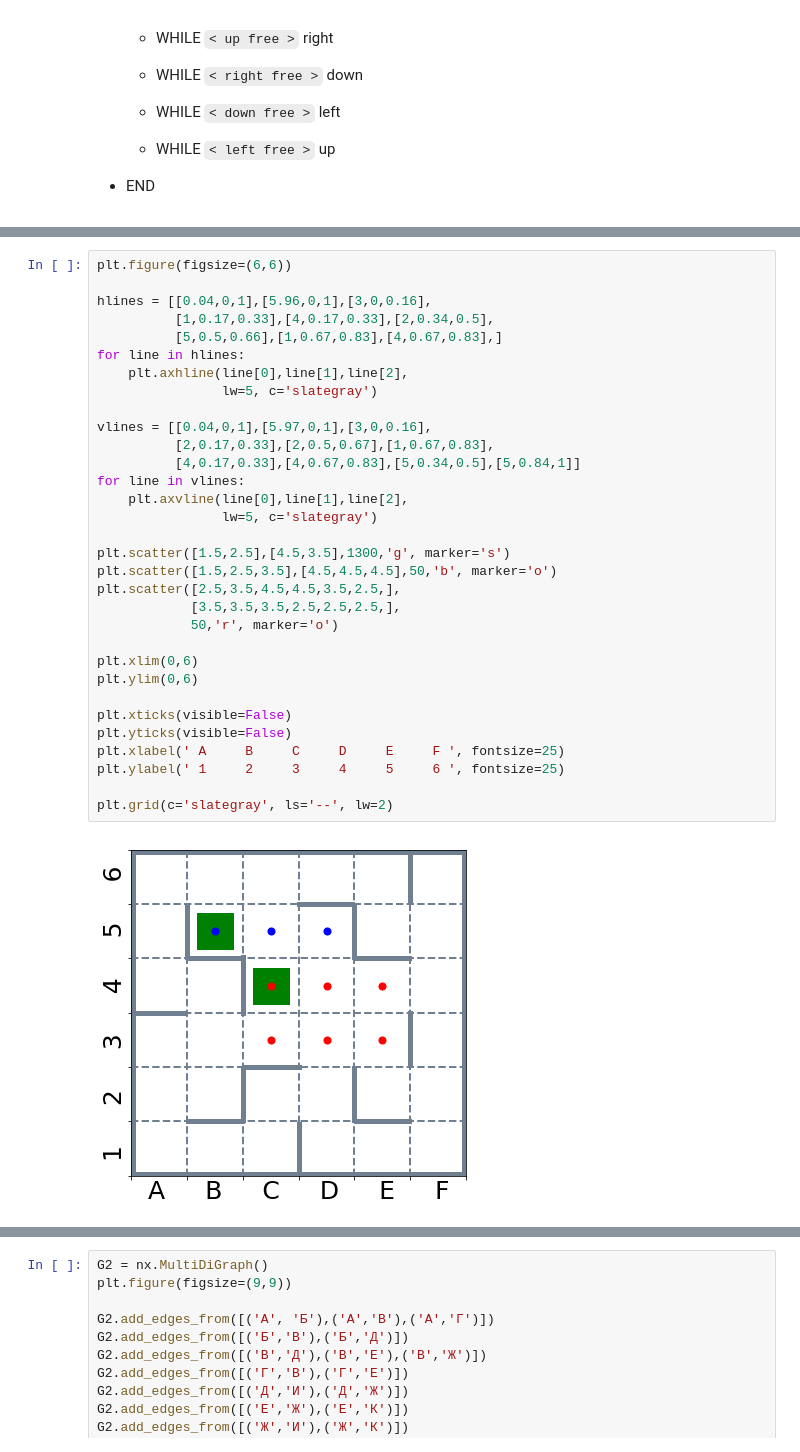
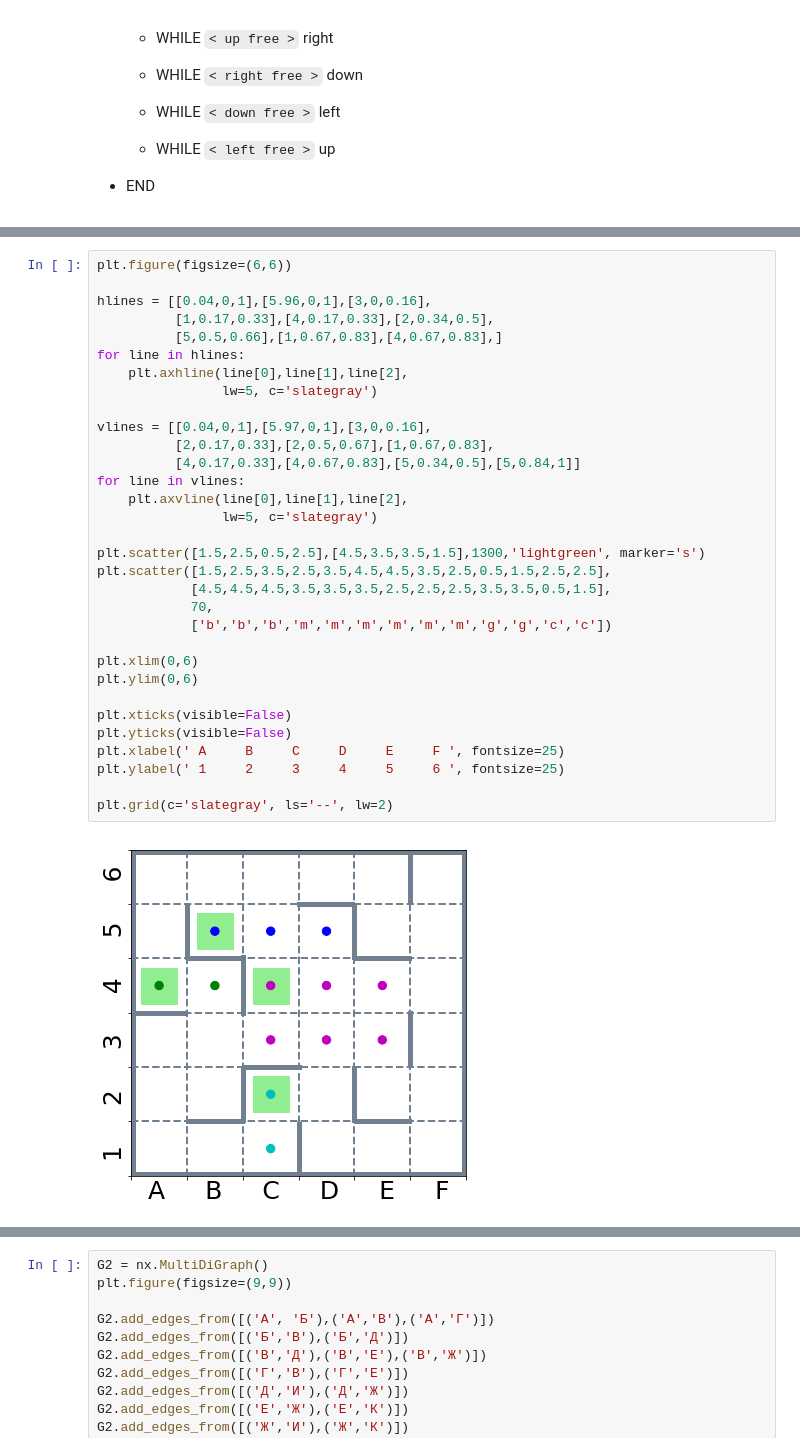
Before and after one commit to OlgaBelitskaya/it_20172018, a Jupyter notebook: 2017_Variant2.ipynb, the cells around one changed output, grey strips where cells are left out. Drawn from its saved outputs; the diff is of its cells as text.

```diff
--- a/2017_Variant2.ipynb
+++ b/2017_Variant2.ipynb
@@ -837,35 +848,35 @@ image
 # %%
 plt.figure(figsize=(6,6))
 
 hlines = [[0.04,0,1],[5.96,0,1],[3,0,0.16],
           [1,0.17,0.33],[4,0.17,0.33],[2,0.34,0.5],
           [5,0.5,0.66],[1,0.67,0.83],[4,0.67,0.83],]
 for line in hlines:
     plt.axhline(line[0],line[1],line[2],
                 lw=5, c='slategray')
 
 vlines = [[0.04,0,1],[5.97,0,1],[3,0,0.16],
           [2,0.17,0.33],[2,0.5,0.67],[1,0.67,0.83],
           [4,0.17,0.33],[4,0.67,0.83],[5,0.34,0.5],[5,0.84,1]]
 for line in vlines:
     plt.axvline(line[0],line[1],line[2],
                 lw=5, c='slategray')
 
-plt.scatter([1.5,2.5],[4.5,3.5],1300,'g', marker='s')
-plt.scatter([1.5,2.5,3.5],[4.5,4.5,4.5],50,'b', marker='o')
-plt.scatter([2.5,3.5,4.5,4.5,3.5,2.5,],
-            [3.5,3.5,3.5,2.5,2.5,2.5,],
-            50,'r', marker='o')
+plt.scatter([1.5,2.5,0.5,2.5],[4.5,3.5,3.5,1.5],1300,'lightgreen', marker='s')
+plt.scatter([1.5,2.5,3.5,2.5,3.5,4.5,4.5,3.5,2.5,0.5,1.5,2.5,2.5],
+            [4.5,4.5,4.5,3.5,3.5,3.5,2.5,2.5,2.5,3.5,3.5,0.5,1.5],
+            70,
+            ['b','b','b','m','m','m','m','m','m','g','g','c','c'])
 
 plt.xlim(0,6)
 plt.ylim(0,6)
 
 plt.xticks(visible=False)
 plt.yticks(visible=False)
 plt.xlabel(' A     B     C     D     E     F ', fontsize=25)
 plt.ylabel(' 1     2     3     4     5     6 ', fontsize=25)
 
 plt.grid(c='slategray', ls='--', lw=2)
 # %% [output]
-[figure, old version]
+[figure, new version]
 # %%
```
Also changed, not shown: parts of 6 cells of this notebook, 1 other file.
